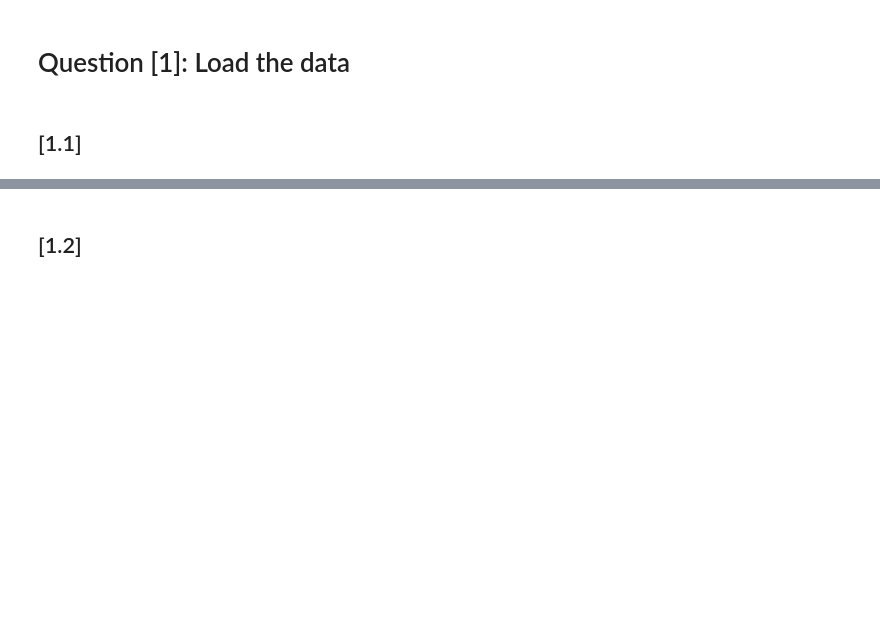
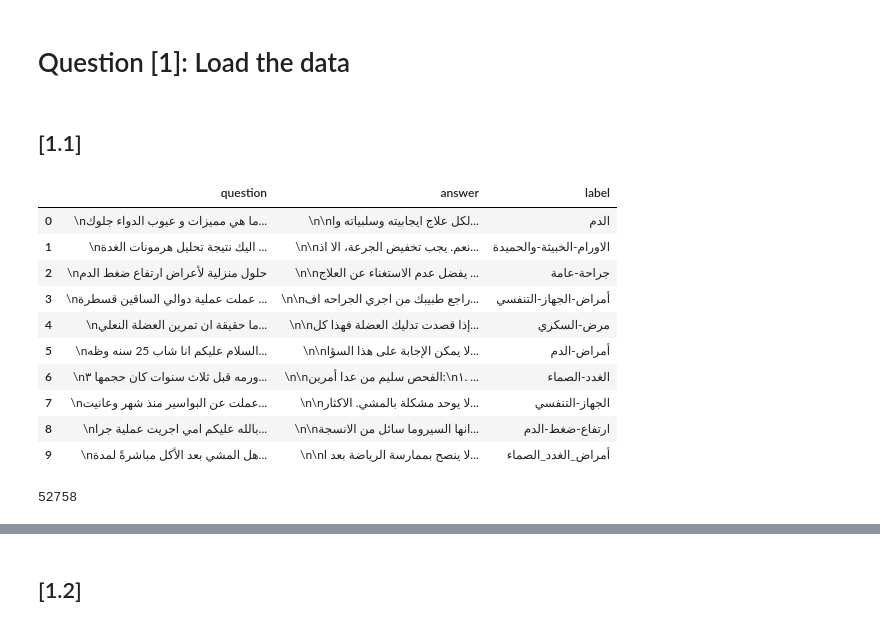
Before and after one commit to abdhashas/nlp_homework, a Jupyter notebook: NLP_HOMEWORK_1_BY_[your_name].ipynb, the cells around one changed output, grey strips where cells are left out. Drawn from its saved outputs; the diff is of its cells as text; code cells hidden in the pictures; blank space fills up the shorter version.

Commit message:
Edit_to_first_question

```diff
--- a/NLP_HOMEWORK_1_BY_[your_name].ipynb
+++ b/NLP_HOMEWORK_1_BY_[your_name].ipynb
@@ -46,9 +46,25 @@ Download data
 # %%
 train_file_path = 'train.csv'
 test_file_path = 'test.csv'
-validation_file_path = 'test.csv'
+validation_file_path = 'val.csv'
 train_data = pd.read_csv(train_file_path)
 test_data = pd.read_csv(test_file_path)
 validation_data = pd.read_csv(validation_file_path)
-# train_data.head(10)
+train_data.head(10)
+# %% [output]
+|  | question | answer | label |
+| 0 | \nما هي مميزات و عيوب الدواء جلوك... | \n\nلكل علاج ايجابيته وسلبياته وا... | الدم |
+| 1 | \nاليك نتيجة تحليل هرمونات الغدة ... | \n\nنعم. يجب تخفيض الجرعة، الا اذ... | الاورام-الخبيثة-والحميدة |
+| 2 | \nحلول منزلية لأعراض ارتفاع ضغط الدم | \n\nيفضل عدم الاستغناء عن العلاج ... | جراحة-عامة |
+| 3 | \nعملت عملية دوالي الساقين قسطرة ... | \n\nراجع طبيبك من اجري الجراحه اف... | أمراض-الجهاز-التنفسي |
+| 4 | \nما حقيقة ان تمرين العضلة النعلي... | \n\nإذا قصدت تدليك العضلة فهذا كل... | مرض-السكري |
+| 5 | \nالسلام عليكم انا شاب 25 سنه وظه... | \n\nلا يمكن الإجابة على هذا السؤا... | أمراض-الدم |
+| 6 | \nورمه قبل ثلاث سنوات كان حجمها ٣... | \n\nالفحص سليم من عدا أمرين:\n١. ... | الغدد-الصماء |
+| 7 | \nعملت عن البواسير منذ شهر وعانيت... | \n\nلا يوحد مشكلة بالمشي. الاكثار... | الجهاز-التنفسي |
+| 8 | \nبالله عليكم امي اجريت عملية جرا... | \n\nانها السيروما سائل من الانسجة... | ارتفاع-ضغط-الدم |
+| 9 | \nهل المشي بعد الأكل مباشرةً لمدة... | \n\nلا ينصح بممارسة الرياضة بعد ا... | أمراض_الغدد_الصماء |
+# %%
+len(train_data)
+# %% [output]
+52758
 # %%
```
Also changed, not shown: parts of 9 cells of this notebook.
